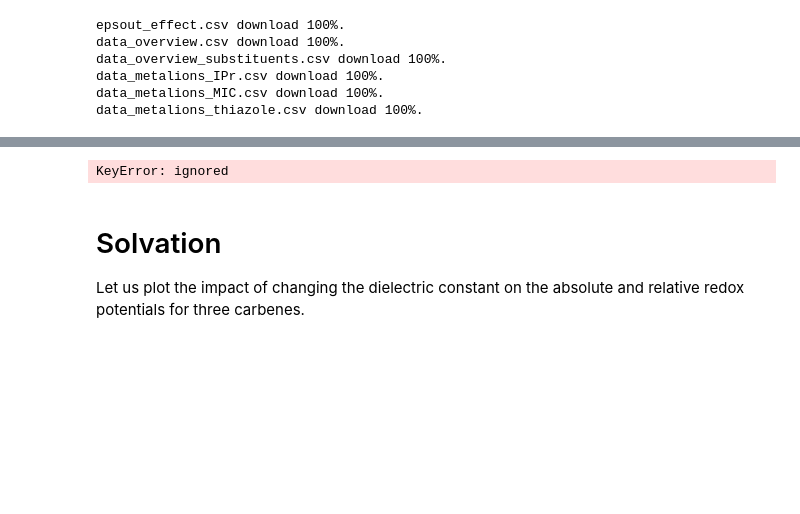
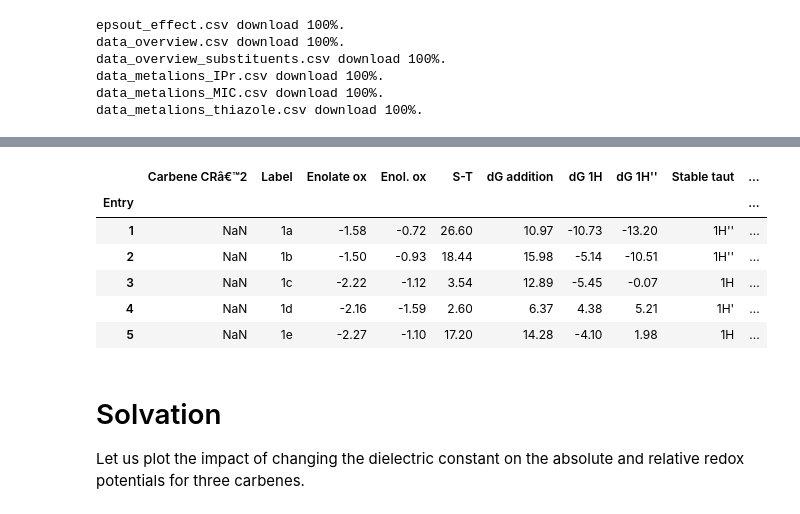
Before and after one commit to BaikgrpKAIST/FIGS-BIs_for_SET_catalysis, a Jupyter notebook: carbene-aldehyde_figures.ipynb, the cells around one changed output, grey strips where cells are left out. Saved outputs shown, nothing was run; the diff lists cells and outputs as text; code cells hidden in the pictures; blank space fills up the shorter version.

```diff
--- a/carbene-aldehyde_figures.ipynb
+++ b/carbene-aldehyde_figures.ipynb
@@ -155,9 +157,15 @@ df_epsout.head()
 # %%
 df_dataoverview["Vbur CO"] = df_dataoverview["Vbur CO"].str.rstrip('%').astype('float') / 100.0
-df_dataoverview_substituents["Vbur CO"] = df_dataoverview_substituents["Vbur CO"].str.rstrip('%').astype('float') / 100.0
+#df_dataoverview_substituents["Vbur CO"] = df_dataoverview_substituents["Vbur CO"].str.rstrip('%').astype('float') / 100.0
 df_dataoverview.head()
 # %% [output]
-KeyError: ignored
+|  | Carbene CRâ€™2 | Label | Enolate ox | Enol. ox | S-T | dG addition | dG 1H | dG 1H'' | Stable taut | ... |
+| Entry |  |  |  |  |  |  |  |  |  | ... |
+| 1 | NaN | 1a | -1.58 | -0.72 | 26.60 | 10.97 | -10.73 | -13.20 | 1H'' | ... |
+| 2 | NaN | 1b | -1.50 | -0.93 | 18.44 | 15.98 | -5.14 | -10.51 | 1H'' | ... |
+| 3 | NaN | 1c | -2.22 | -1.12 | 3.54 | 12.89 | -5.45 | -0.07 | 1H | ... |
+| 4 | NaN | 1d | -2.16 | -1.59 | 2.60 | 6.37 | 4.38 | 5.21 | 1H' | ... |
+| 5 | NaN | 1e | -2.27 | -1.10 | 17.20 | 14.28 | -4.10 | 1.98 | 1H | ... |
 # %% [markdown]
 # Solvation
 Let us plot the impact of changing the dielectric constant on the absolute and relative redox potentials for three carbenes.
```
Also changed, not shown: parts of 11 cells of this notebook, 2 other files.
